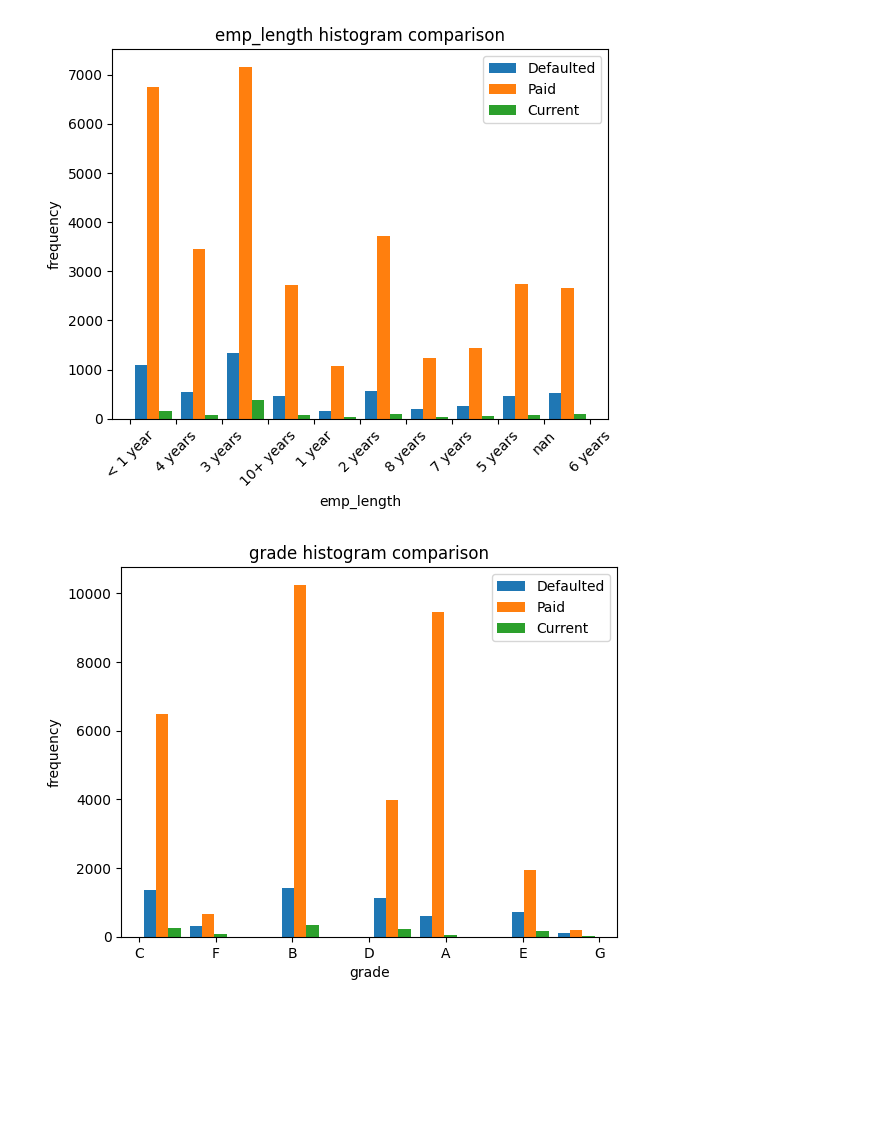
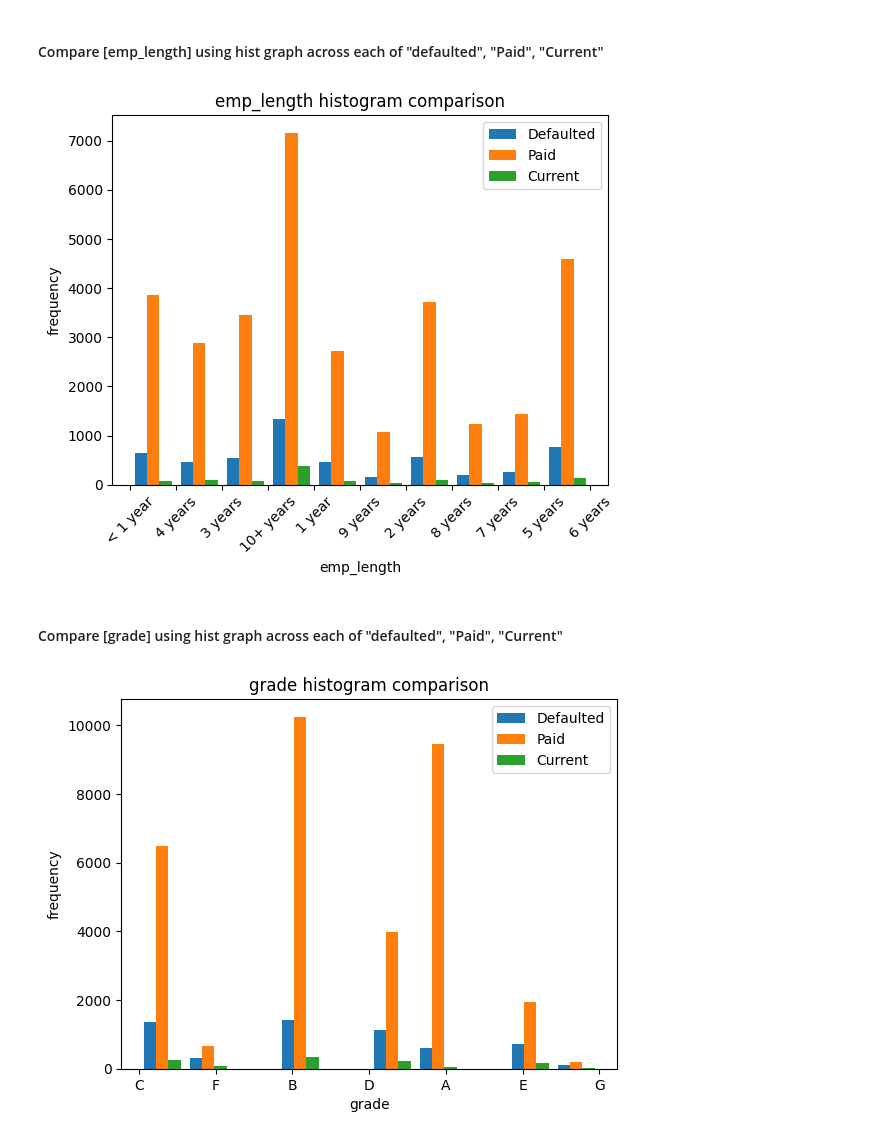
Before and after one commit to santoshmahto7/LendingClubCase, a Jupyter notebook: loan_santosh_1.ipynb, the cells around one changed output. Saved outputs shown, nothing was run; the diff lists cells and outputs as text; code cells hidden in the pictures; blank space fills up the shorter version.

```diff
--- a/loan_santosh_1.ipynb
+++ b/loan_santosh_1.ipynb
@@ -6,7 +6,6 @@ import matplotlib.pyplot as plt
 import pandas as pd
 import seaborn as sns
 # %%
-loan = pd.read_csv("loan.csv", dtype={"next_pymnt_d" : str})
+loan = pd.read_csv("/home/santo/Documents/upgrad_PG/loan.csv", dtype={"next_pymnt_d" : str})
 loan.shape
-loan.isnull().sum()
 # %% [output]
@@ -35,4 +67,3 @@ df1 = df.dropna(how="all")
 # %%
 # Drop columns having single value
-df1=df1.drop(["collections_12_mths_ex_med"], axis=1)
-df1 = df1.drop(columns=["application_type", "chargeoff_within_12_mths", "acc_now_delinq", "delinq_amnt", "tax_liens", "policy_code"])
+df1 = df1.drop(columns=["collections_12_mths_ex_med", "pymnt_plan", "initial_list_status", "application_type", "chargeoff_within_12_mths", "acc_now_delinq", "delinq_amnt", "tax_liens", "policy_code"])
@@ -84,16 +124,20 @@ plt.show()
+# %% [markdown]
+####  Compare [emp_length] using hist graph across each of "defaulted", "Paid", "Current"
 # %%
-#Compare emp_length using hist graph across each of "defaulted", "Paid", "Current"
-x = df_c["emp_length"].astype(str)
-y = df_p["emp_length"].astype(str)
-z = df_r["emp_length"].astype(str)
+x = df_c["emp_length"].dropna().astype(str)
+y = df_p["emp_length"].dropna().astype(str)
+z = df_r["emp_length"].dropna().astype(str)
 
 o1, o2, o3 = plt.hist([x, y, z], label=['Defaulted', 'Paid', 'Current'])
 plt.legend(loc='upper right')
+#plt.yticks(np.arange(0, 100, 1))
 plt.xticks(o2, rotation=45)
 plt.title('emp_length histogram comparison')
 plt.xlabel('emp_length')
 plt.ylabel('frequency')
 plt.show()
 # %% [output]
-[figure, old version]
+[figure, new version]
+# %% [markdown]
+#### Compare [grade] using hist graph across each of "defaulted", "Paid", "Current"
 # %%
```
Also changed, not shown: parts of 66 cells of this notebook.
